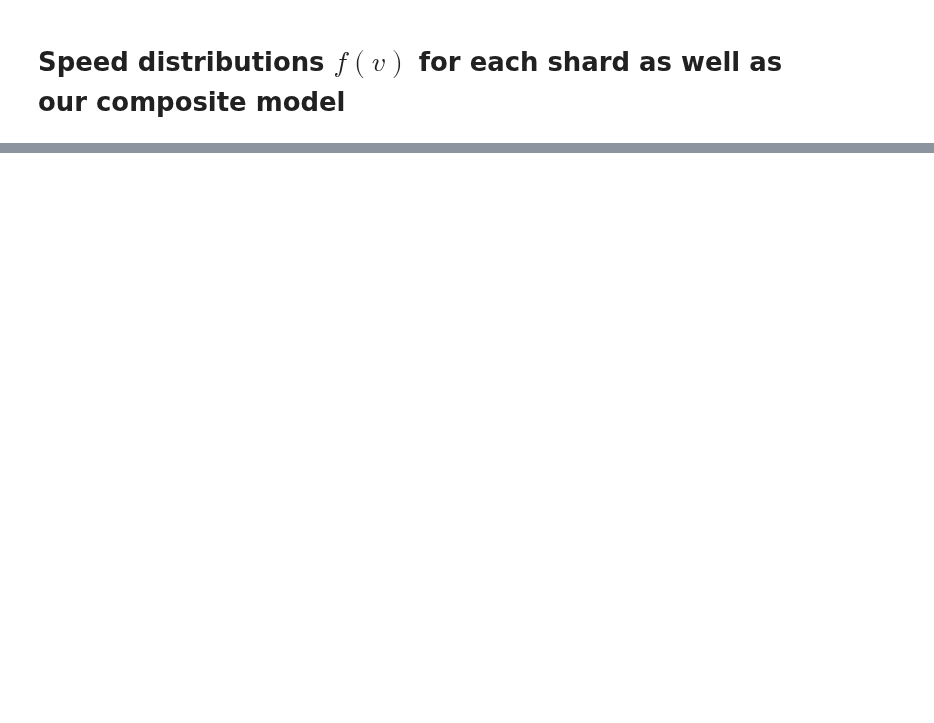
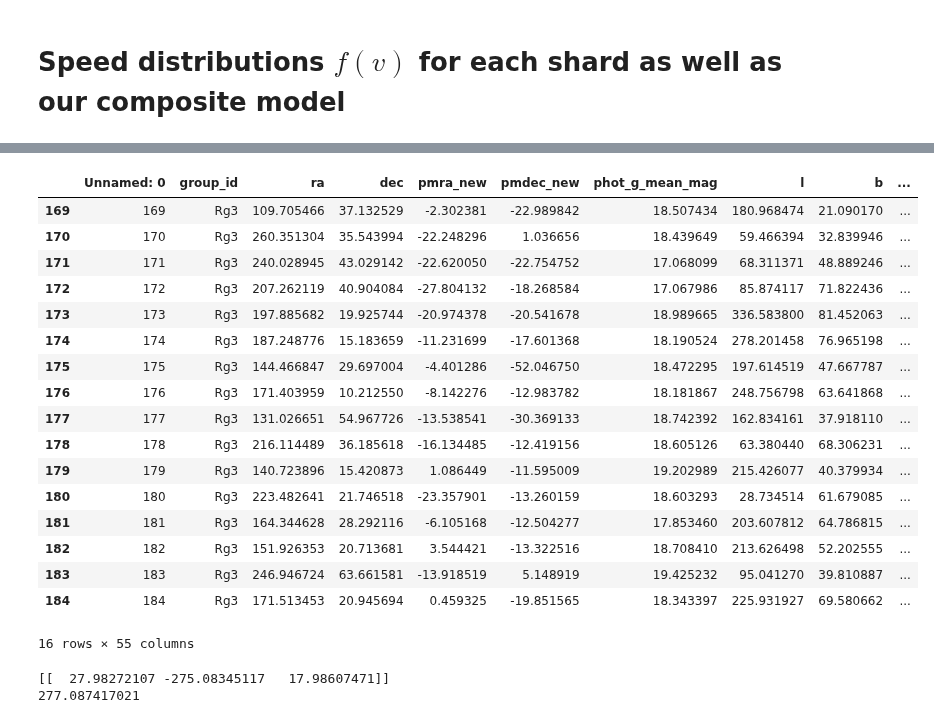
Before and after one commit to cajohare/DarkShards, a Jupyter notebook: code/Plot_SpeedDistributions.ipynb, the cells around one changed output, grey strips where cells are left out. Saved outputs shown, nothing was run; the diff lists cells and outputs as text; code cells hidden in the pictures; blank space fills up the shorter version.

```diff
--- a/code/Plot_SpeedDistributions.ipynb
+++ b/code/Plot_SpeedDistributions.ipynb
@@ -233,0 +286,28 @@ fig.savefig('../plots/plots_png/'+pltname+'.png',bbox_inches='tight')
+# %%
+df_sel
+# %% [output]
+|  | Unnamed: 0 | group_id | ra | dec | pmra_new | pmdec_new | phot_g_mean_mag | l | b | ... |
+| 169 | 169 | Rg3 | 109.705466 | 37.132529 | -2.302381 | -22.989842 | 18.507434 | 180.968474 | 21.090170 | ... |
+| 170 | 170 | Rg3 | 260.351304 | 35.543994 | -22.248296 | 1.036656 | 18.439649 | 59.466394 | 32.839946 | ... |
+| 171 | 171 | Rg3 | 240.028945 | 43.029142 | -22.620050 | -22.754752 | 17.068099 | 68.311371 | 48.889246 | ... |
+| 172 | 172 | Rg3 | 207.262119 | 40.904084 | -27.804132 | -18.268584 | 17.067986 | 85.874117 | 71.822436 | ... |
+| 173 | 173 | Rg3 | 197.885682 | 19.925744 | -20.974378 | -20.541678 | 18.989665 | 336.583800 | 81.452063 | ... |
+| 174 | 174 | Rg3 | 187.248776 | 15.183659 | -11.231699 | -17.601368 | 18.190524 | 278.201458 | 76.965198 | ... |
+| 175 | 175 | Rg3 | 144.466847 | 29.697004 | -4.401286 | -52.046750 | 18.472295 | 197.614519 | 47.667787 | ... |
+| 176 | 176 | Rg3 | 171.403959 | 10.212550 | -8.142276 | -12.983782 | 18.181867 | 248.756798 | 63.641868 | ... |
+| 177 | 177 | Rg3 | 131.026651 | 54.967726 | -13.538541 | -30.369133 | 18.742392 | 162.834161 | 37.918110 | ... |
+| 178 | 178 | Rg3 | 216.114489 | 36.185618 | -16.134485 | -12.419156 | 18.605126 | 63.380440 | 68.306231 | ... |
+| 179 | 179 | Rg3 | 140.723896 | 15.420873 | 1.086449 | -11.595009 | 19.202989 | 215.426077 | 40.379934 | ... |
+| 180 | 180 | Rg3 | 223.482641 | 21.746518 | -23.357901 | -13.260159 | 18.603293 | 28.734514 | 61.679085 | ... |
+| 181 | 181 | Rg3 | 164.344628 | 28.292116 | -6.105168 | -12.504277 | 17.853460 | 203.607812 | 64.786815 | ... |
+| 182 | 182 | Rg3 | 151.926353 | 20.713681 | 3.544421 | -13.322516 | 18.708410 | 213.626498 | 52.202555 | ... |
+| 183 | 183 | Rg3 | 246.946724 | 63.661581 | -13.918519 | 5.148919 | 19.425232 | 95.041270 | 39.810887 | ... |
+| 184 | 184 | Rg3 | 171.513453 | 20.945694 | 0.459325 | -19.851565 | 18.343397 | 225.931927 | 69.580662 | ... |
+16 rows × 55 columns
+# %%
+x_meens,x_covs,v_meens,v_covs,fehs,pops,Psun = FitStars(df_sel)
+print v_meens
+print sqrt(sum(v_meens[0,:]**2.0))
+# %% [output]
+[[  27.98272107 -275.08345117   17.98607471]]
+277.087417021
```
Also changed, not shown: parts of 5 cells of this notebook, 18 other files.
